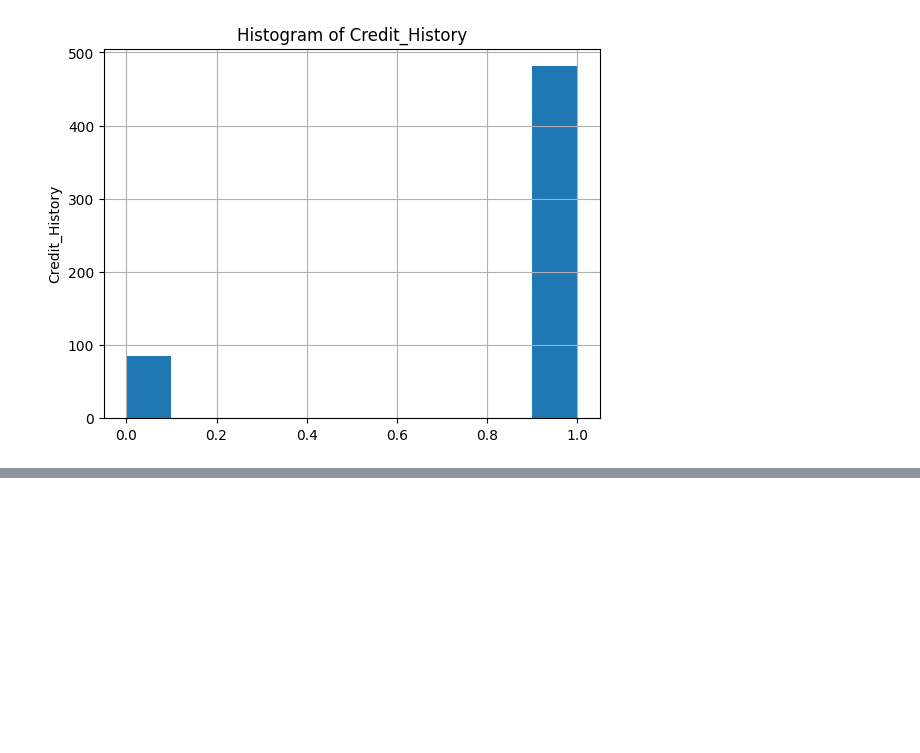
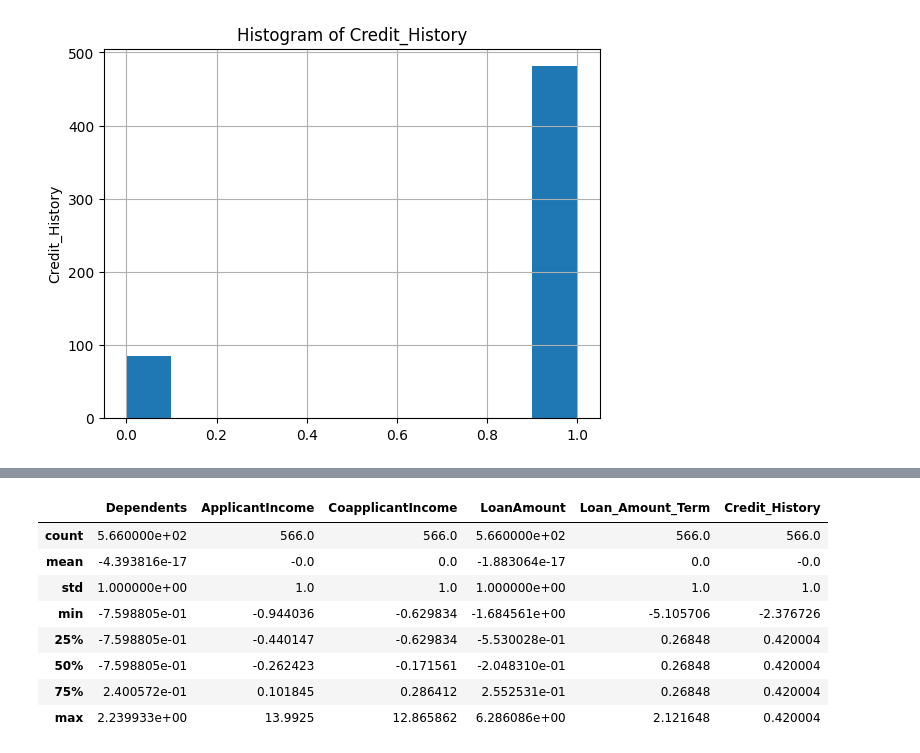
Before and after one commit to andrewnoonan2004/INFSCI-0510, a Jupyter notebook: Assignment4.ipynb, the cells around one changed output, grey strips where cells are left out. Cells and saved outputs as stored; diff of their text form; code cells hidden in the pictures; blank space fills up the shorter version.

```diff
--- a/Assignment4.ipynb
+++ b/Assignment4.ipynb
@@ -252,0 +312,16 @@ TypeError: TransformerMixin.fit_transform() missing 1 required positional argume
+# %%
+column_deviations = df_num.std(axis=0)
+# %%
+centered_and_scaled_df = centered_df/column_deviations
+# %%
+centered_and_scaled_df.describe()
+# %% [output]
+|  | Dependents | ApplicantIncome | CoapplicantIncome | LoanAmount | Loan_Amount_Term | Credit_History |
+| count | 5.660000e+02 | 566.0 | 566.0 | 5.660000e+02 | 566.0 | 566.0 |
+| mean | -4.393816e-17 | -0.0 | 0.0 | -1.883064e-17 | 0.0 | -0.0 |
+| std | 1.000000e+00 | 1.0 | 1.0 | 1.000000e+00 | 1.0 | 1.0 |
+| min | -7.598805e-01 | -0.944036 | -0.629834 | -1.684561e+00 | -5.105706 | -2.376726 |
+| 25% | -7.598805e-01 | -0.440147 | -0.629834 | -5.530028e-01 | 0.26848 | 0.420004 |
+| 50% | -7.598805e-01 | -0.262423 | -0.171561 | -2.048310e-01 | 0.26848 | 0.420004 |
+| 75% | 2.400572e-01 | 0.101845 | 0.286412 | 2.552531e-01 | 0.26848 | 0.420004 |
+| max | 2.239933e+00 | 13.9925 | 12.865862 | 6.286086e+00 | 2.121648 | 0.420004 |
```
Also changed, not shown: parts of 14 cells of this notebook.
